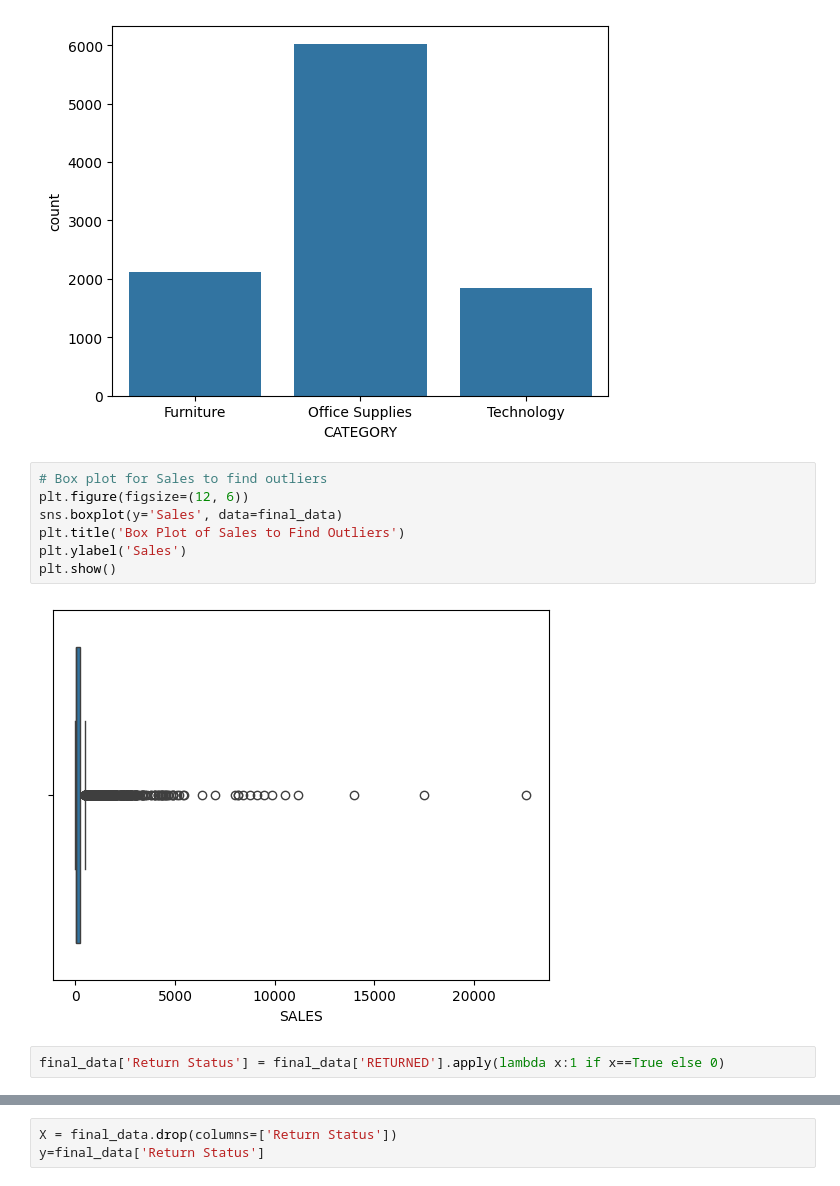
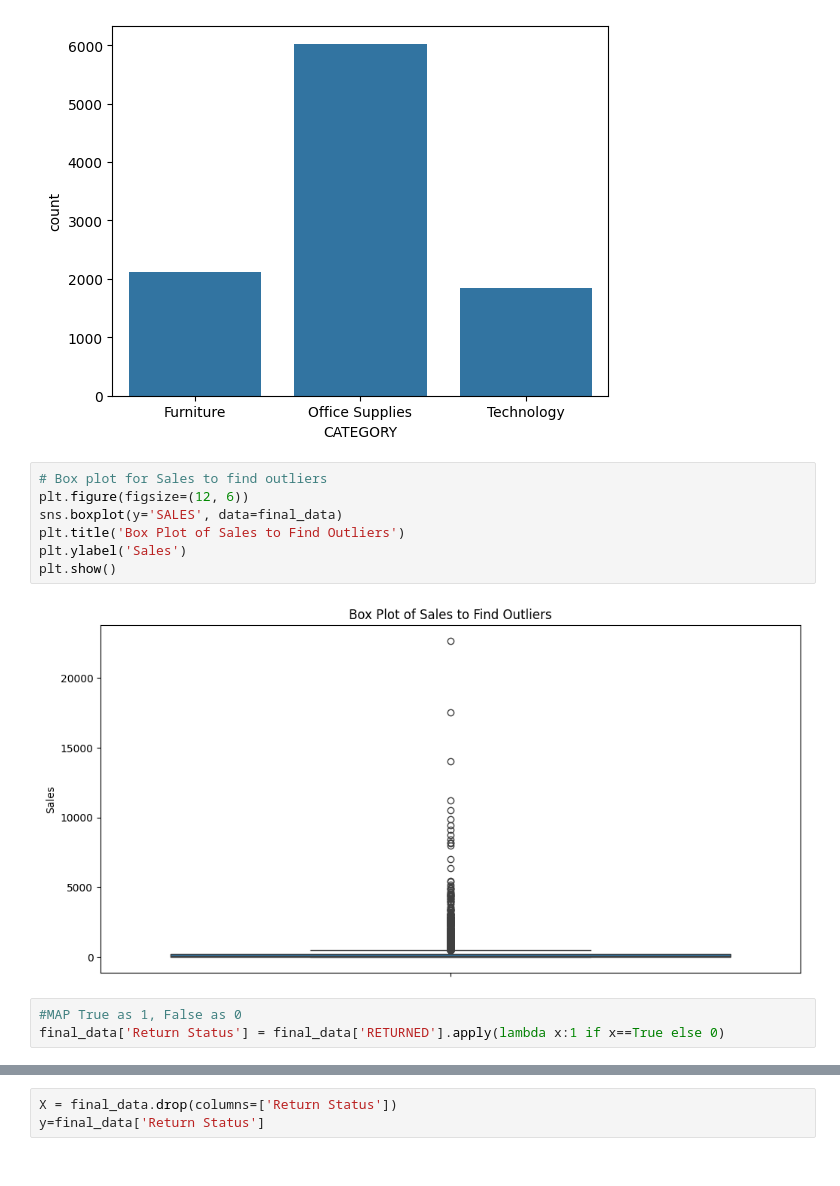
Before and after one commit to MandalaSandeep0704/Sandeep, a Jupyter notebook: Untitled.ipynb, the cells around one changed output, grey strips where cells are left out. Cells and saved outputs as stored; diff of their text form.

```diff
--- a/Untitled.ipynb
+++ b/Untitled.ipynb
@@ -178,12 +178,13 @@ plt.show()
 # %%
 # Box plot for Sales to find outliers
 plt.figure(figsize=(12, 6))
-sns.boxplot(y='Sales', data=final_data)
+sns.boxplot(y='SALES', data=final_data)
 plt.title('Box Plot of Sales to Find Outliers')
 plt.ylabel('Sales')
 plt.show()
 # %% [output]
-[figure, old version]
+[figure, new version]
 # %%
+#MAP True as 1, False as 0
 final_data['Return Status'] = final_data['RETURNED'].apply(lambda x:1 if x==True else 0)
 # %%
```
Also changed, not shown: parts of 1 cell of this notebook.
